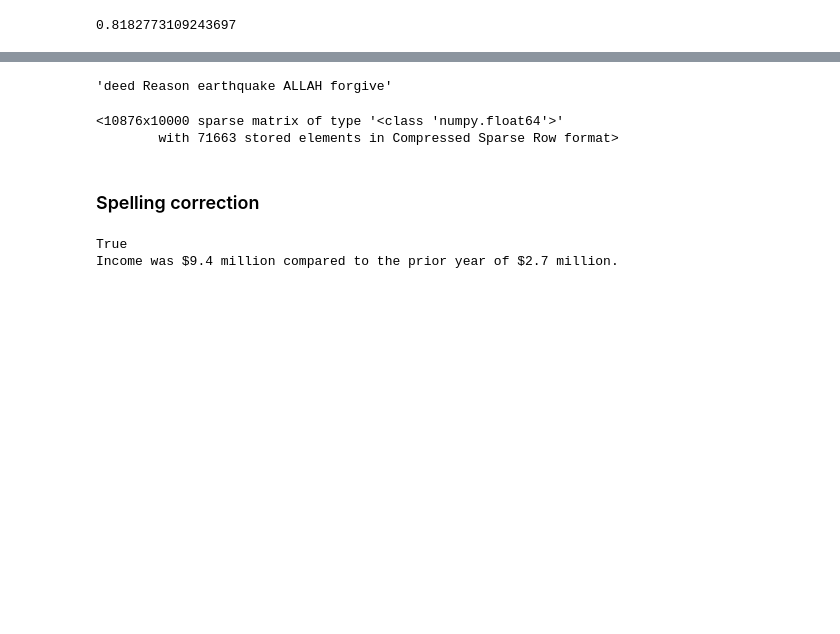
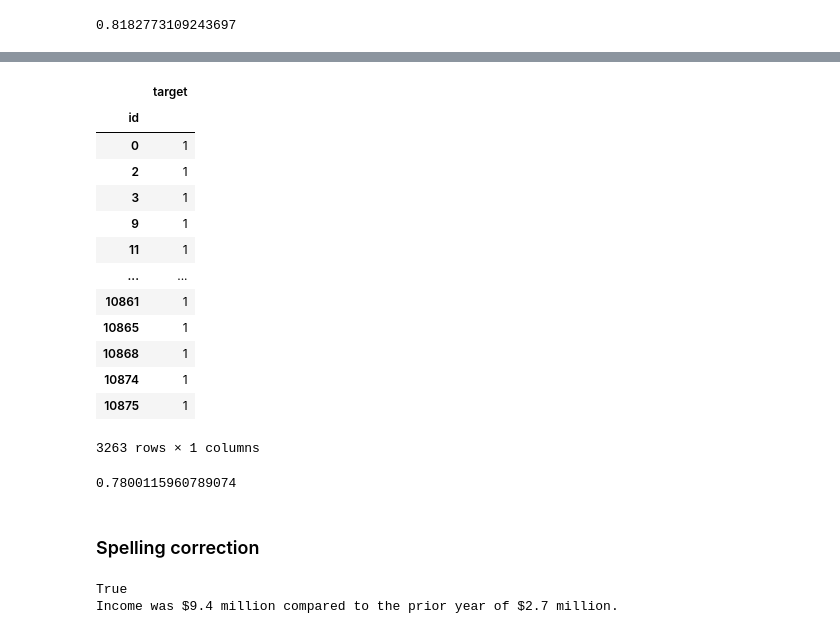
Before and after one commit to Julia117/learning_data_science, a Jupyter notebook: nlp-getting-started/nlp_getting_started.ipynb, the cells around one changed output, grey strips where cells are left out. Cells and saved outputs as stored; diff of their text form; code cells hidden in the pictures; blank space fills up the shorter version.

```diff
--- a/nlp-getting-started/nlp_getting_started.ipynb
+++ b/nlp-getting-started/nlp_getting_started.ipynb
@@ -211,4 +280,2 @@ Lemmatize
 # %%
 X_train, X_test, y_train, y_test = train_test_split(X, y, random_state=0)
-# %%
-pipe.fit(X_train,y_train)
@@ -220,0 +299,2 @@ Pipeline(steps=[('tokenize', TextTokenizerTransformer()),
+# %%
+tmp = pipe.fit_transform(X_train,y_train)
@@ -233,4 +373,0 @@ array([1, 1, 1, ..., 1, 0, 0])
-# %%
-tmp[1]
-# %% [output]
-'deed Reason earthquake ALLAH forgive'
@@ -243,5 +374,21 @@ tmp[1]
-# %%
-pipe2.fit_transform(tmp)
-# %% [output]
-<10876x10000 sparse matrix of type '<class 'numpy.float64'>'
-        with 71663 stored elements in Compressed Sparse Row format>
+# %%
+submission = pd.read_csv('nlp-getting-started/sample_submission.csv', index_col=0)
+# %%
+submission.target = prediction
+# %%
+submission
+# %% [output]
+|  | target |
+| id |  |
+| 0 | 1 |
+| 2 | 1 |
+| 3 | 1 |
+| 9 | 1 |
+| 11 | 1 |
+| ... | ... |
+| 10861 | 1 |
+| 10865 | 1 |
+| 10868 | 1 |
+| 10874 | 1 |
+| 10875 | 1 |
+3263 rows × 1 columns
@@ -248,3 +399,8 @@ pipe2.fit_transform(tmp)
+# %%
+from sklearn.metrics import f1_score
+f1_score(top_submission.target, submission.target, average='macro')
+# %% [output]
+0.7800115960789074
 # %% [markdown]
 ### Spelling correction
 # %%
```
Also changed, not shown: parts of 20 cells of this notebook.
